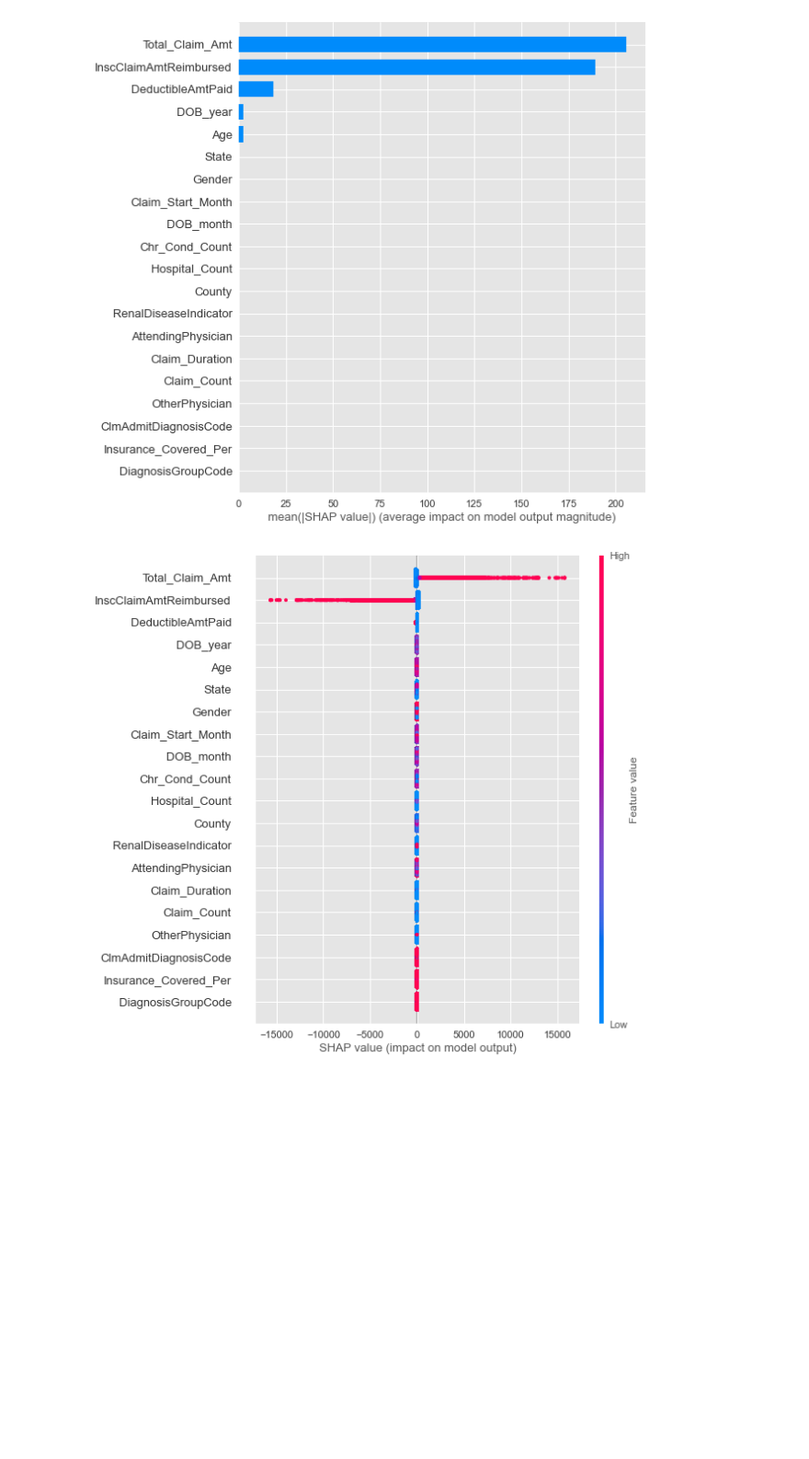
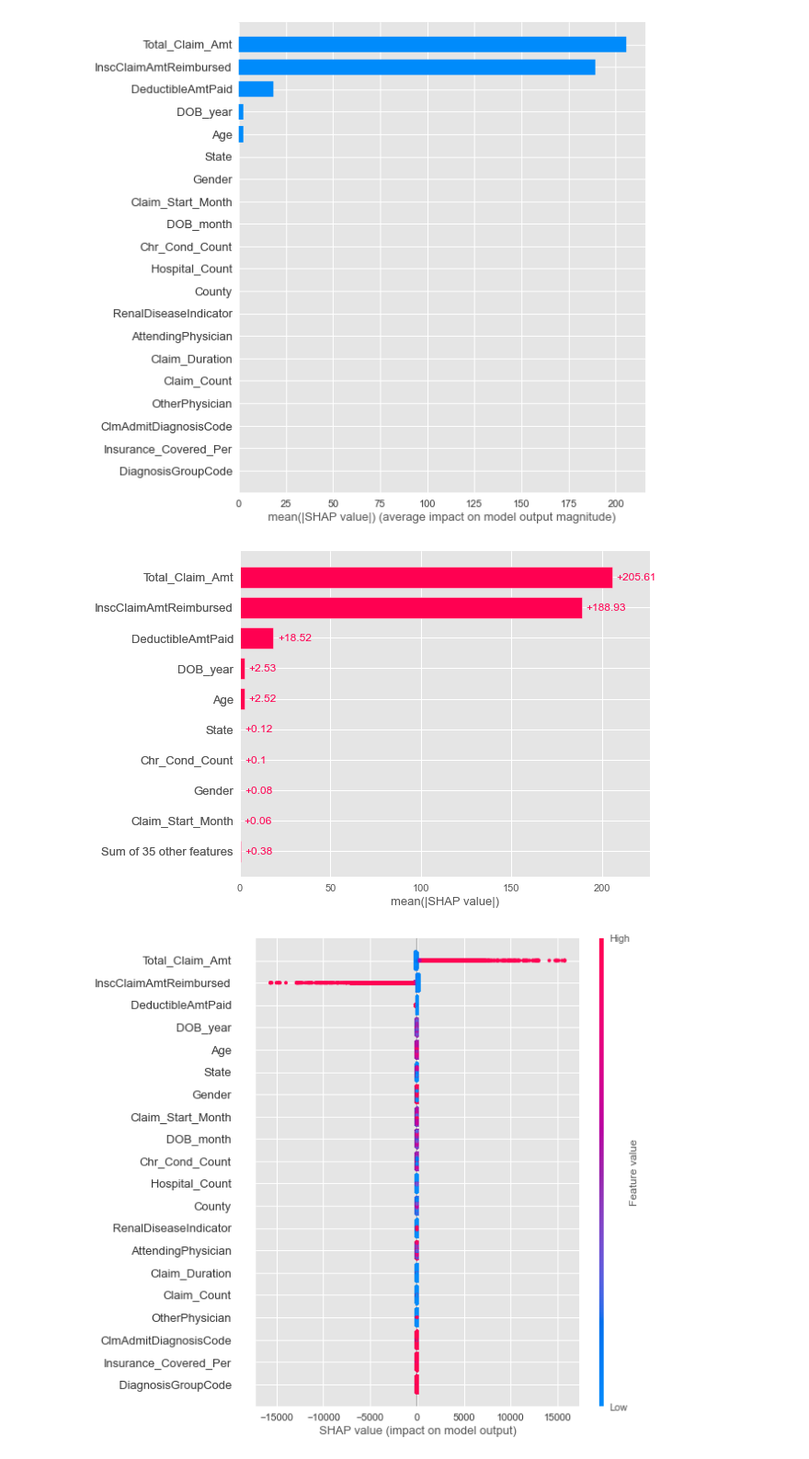
Before and after one commit to suhitasva/Capstone_Project, a Jupyter notebook: LGR_models.ipynb, the cells around one changed output. Shown: that part at 92% size. Cells and saved outputs as stored; diff of their text form; code cells hidden in the pictures; blank space fills up the shorter version.

Commit message:
Made changes to the SHAP Explainer

```diff
--- a/LGR_models.ipynb
+++ b/LGR_models.ipynb
@@ -564,6 +565,7 @@ plt.show()
 # Visualizing the AUC/ROC curve with Yellowbricks
 
 plt.figure(figsize = (14,12))
+sns.set_style("whitegrid")
 
 visualizer = ROCAUC(final_lgr, classes=['Non-Fraud', 'Possibly-Fraud'])
 
@@ -579,6 +581,7 @@ visualizer.show()                           # Finalize and render the figure
 from yellowbrick.classifier import precision_recall_curve
 
 plt.figure(figsize = (14,12))
+sns.set_style("whitegrid")
 viz = precision_recall_curve(final_lgr, trainX_BSM, trainY_BSM, testX_BSM, testY_BSM)
 # %% [output]
 [figure]
@@ -588,6 +591,7 @@ viz = precision_recall_curve(final_lgr, trainX_BSM, trainY_BSM, testX_BSM, testY
 from yellowbrick.classifier import class_prediction_error
 
 plt.figure(figsize = (14,10))
+sns.set_style("whitegrid")
 class_prediction_error(
     final_lgr,
     trainX_BSM, trainY_BSM, testX_BSM, testY_BSM,
@@ -606,12 +610,17 @@ ClassPredictionError(ax=<AxesSubplot:title={'center':'Class Prediction Error for
 ### # Variable Importance Plot:
 # %%
 import shap
+sns.set_style("whitegrid")
 
-explainer = shap.Explainer(final_lgr, trainX_BSM, feature_names=trainX_BSM.columns)
+explainer = shap.LinearExplainer(final_lgr, trainX_BSM, feature_names=trainX_BSM.columns)
 shap_values = explainer(trainX_BSM)
 shap.summary_plot(shap_values, trainX_BSM, plot_type="bar")
 # %% [output]
 [figure]
+# %%
+shap.plots.bar(shap_values)
+# %% [output]
+[figure, added]
 # %%
 shap.summary_plot(shap_values, trainX_BSM)
 # %% [output]
```
Also changed, not shown: parts of 17 cells of this notebook.
